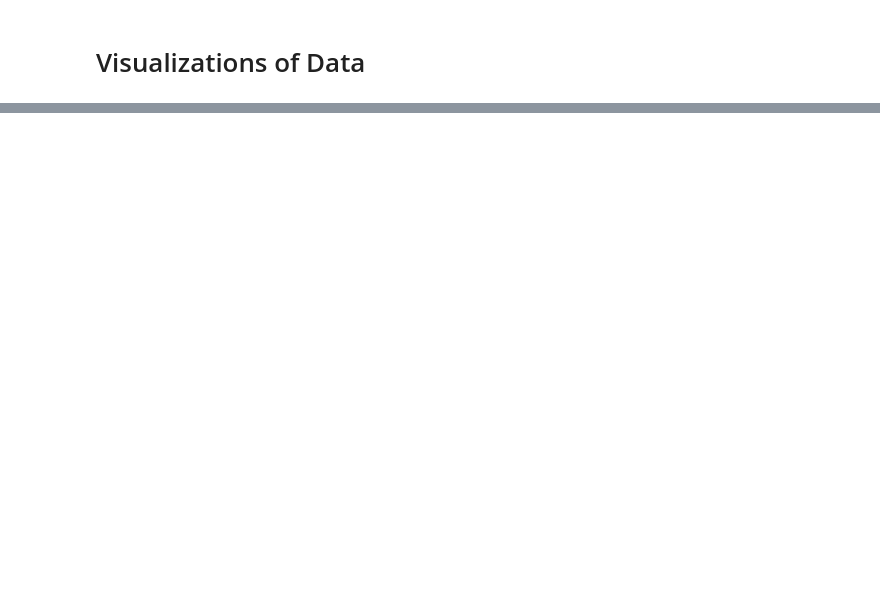
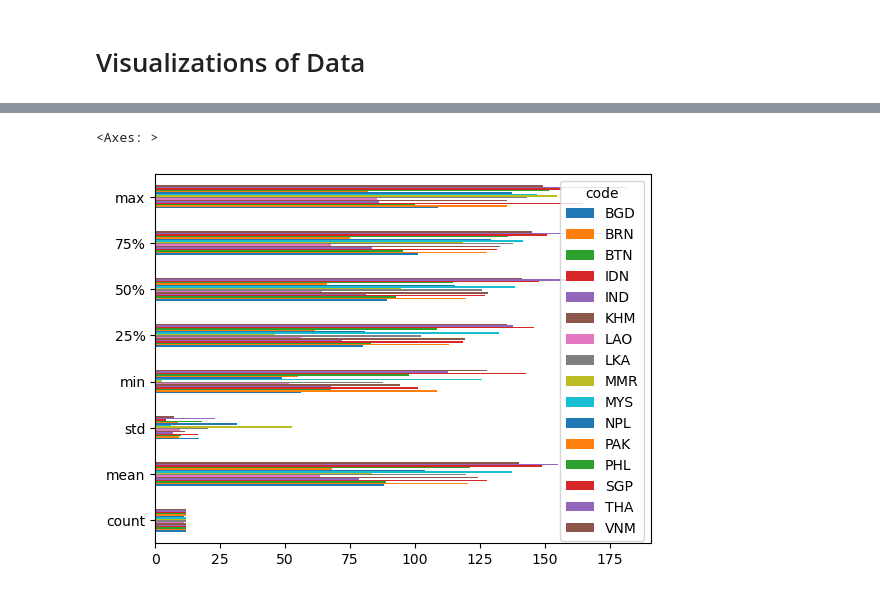
Before and after one commit to muji-mushi/graspp_2025s_fintech, a Jupyter notebook: src/Visualizations_One.ipynb, the cells around one changed output, grey strips where cells are left out. Saved outputs shown, nothing was run; the diff lists cells and outputs as text; code cells hidden in the pictures; blank space fills up the shorter version.

```diff
--- a/src/Visualizations_One.ipynb
+++ b/src/Visualizations_One.ipynb
@@ -73,0 +42,5 @@ plt.title("Mean Farm Credit By Country Over Sample")
+# %%
+df_access = pd.read_csv("../data/processed/access_merged.csv")
+df_controls = pd.read_csv("../data/processed/control_var.csv")
+df_agriculture = pd.read_csv("../data/processed/control_var.csv")
+df_staple = pd.read_csv("../data/processed/StapleFoodStability_adjusted.csv")
@@ -73,0 +222,5 @@ plt.title("Mean Farm Credit By Country Over Sample")
+# %%
+df_access_clean.groupby('code')['Mobile Cellular Subscriptions (per 100 people)'].describe().transpose().plot(kind = 'barh')
+# %% [output]
+<Axes: >
+[figure, added]
```
Also changed, not shown: parts of 39 cells of this notebook, 1 other file.
